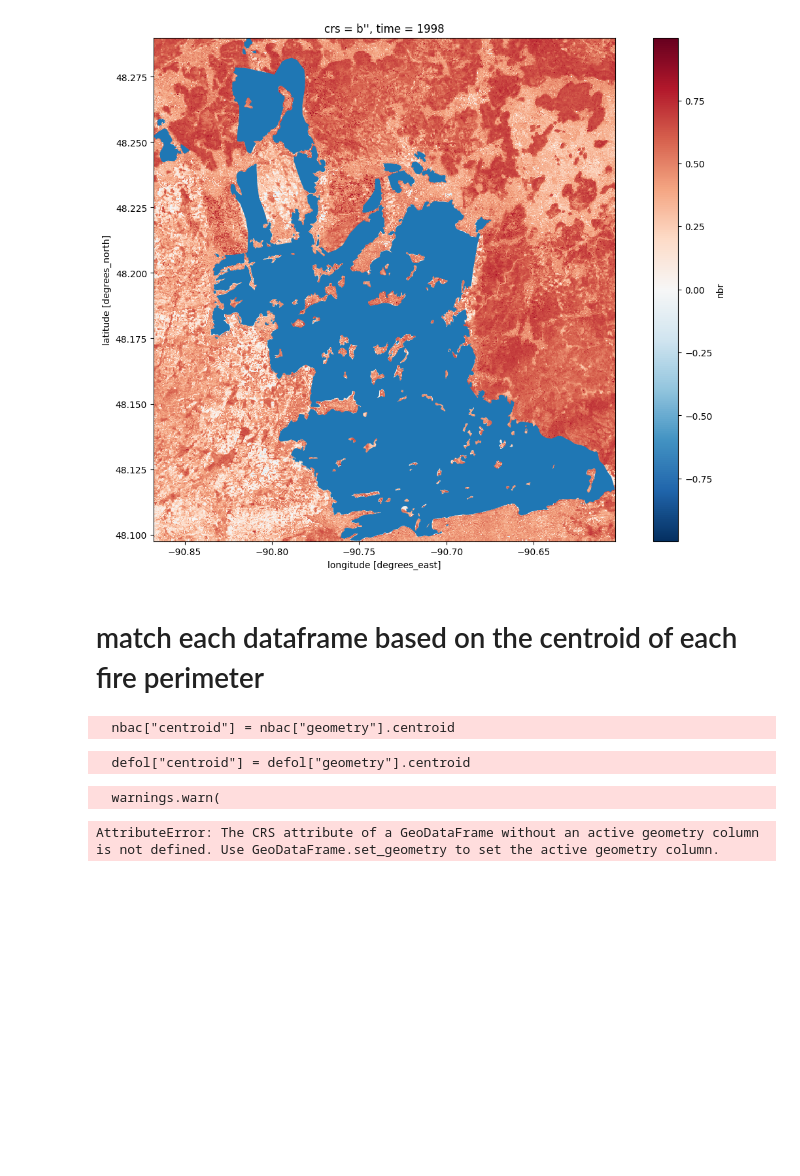
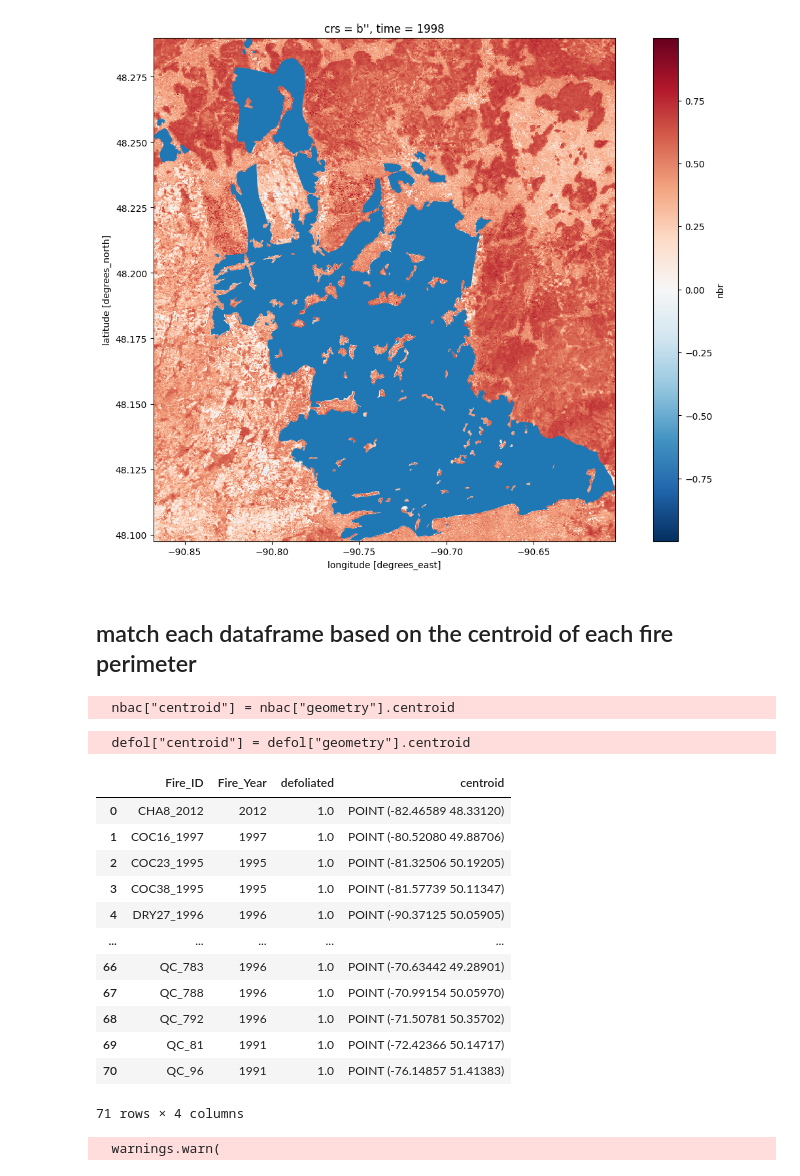
Before and after one commit to jackagoldman/spectral-recovery, a Jupyter notebook: py/raster_processing.ipynb, the cells around one changed output. Saved outputs shown, nothing was run; the diff lists cells and outputs as text; code cells hidden in the pictures; blank space fills up the shorter version.

```diff
--- a/py/raster_processing.ipynb
+++ b/py/raster_processing.ipynb
@@ -256,7 +296,7 @@ thu.plot(ax=ax)    # Plot the vector data on the subplot
 <Axes: title={'center': "crs = b'', time = 1998"}, xlabel='longitude [degrees_east]', ylabel='latitude [degrees_north]'>
 [figure]
 # %% [markdown]
-# match each dataframe based on the centroid of each fire perimeter
+## match each dataframe based on the centroid of each fire perimeter
 # %%
 nbac["centroid"] = nbac["geometry"].centroid
 # %% [output]
@@ -264,4 +306,19 @@ nbac["centroid"] = nbac["geometry"].centroid
 # %%
 defol["centroid"] = defol["geometry"].centroid
+defol = defol.drop(columns=['geometry'])
+defol
 # %% [output]
   defol["centroid"] = defol["geometry"].centroid
+|  | Fire_ID | Fire_Year | defoliated | centroid |
+| 0 | CHA8_2012 | 2012 | 1.0 | POINT (-82.46589 48.33120) |
+| 1 | COC16_1997 | 1997 | 1.0 | POINT (-80.52080 49.88706) |
+| 2 | COC23_1995 | 1995 | 1.0 | POINT (-81.32506 50.19205) |
+| 3 | COC38_1995 | 1995 | 1.0 | POINT (-81.57739 50.11347) |
+| 4 | DRY27_1996 | 1996 | 1.0 | POINT (-90.37125 50.05905) |
+| ... | ... | ... | ... | ... |
+| 66 | QC_783 | 1996 | 1.0 | POINT (-70.63442 49.28901) |
+| 67 | QC_788 | 1996 | 1.0 | POINT (-70.99154 50.05970) |
+| 68 | QC_792 | 1996 | 1.0 | POINT (-71.50781 50.35702) |
+| 69 | QC_81 | 1991 | 1.0 | POINT (-72.42366 50.14717) |
+| 70 | QC_96 | 1991 | 1.0 | POINT (-76.14857 51.41383) |
+71 rows × 4 columns
@@ -268,5 +328,6 @@ defol["centroid"] = defol["geometry"].centroid
 # %%
+# join defol and nbac dataframe based on the nearest centroid
 defol_w_nbac = defol.sjoin_nearest(nbac, distance_col="centroid", how="left")
+defol_w_nbac
 # %% [output]
   warnings.warn(
-AttributeError: The CRS attribute of a GeoDataFrame without an active geometry column is not defined. Use GeoDataFrame.set_geometry to set the active geometry column.
```
Also changed, not shown: parts of 17 cells of this notebook.
